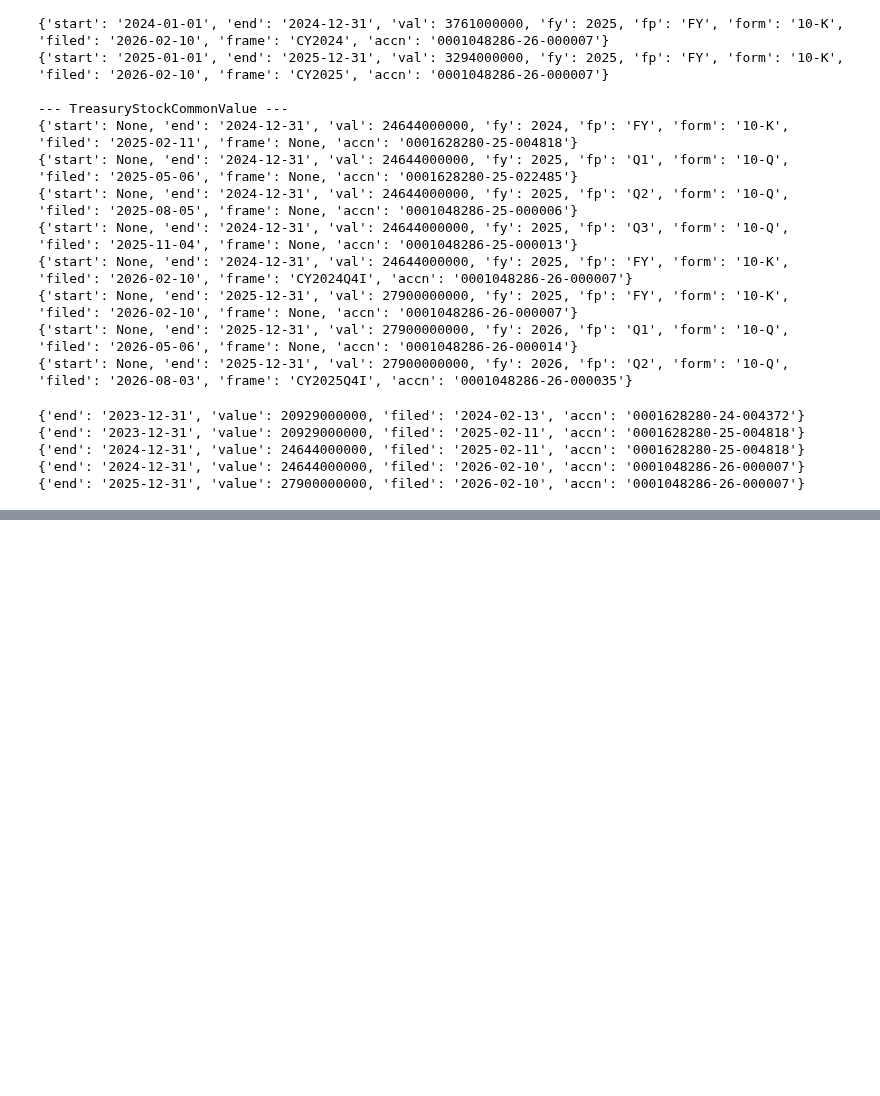
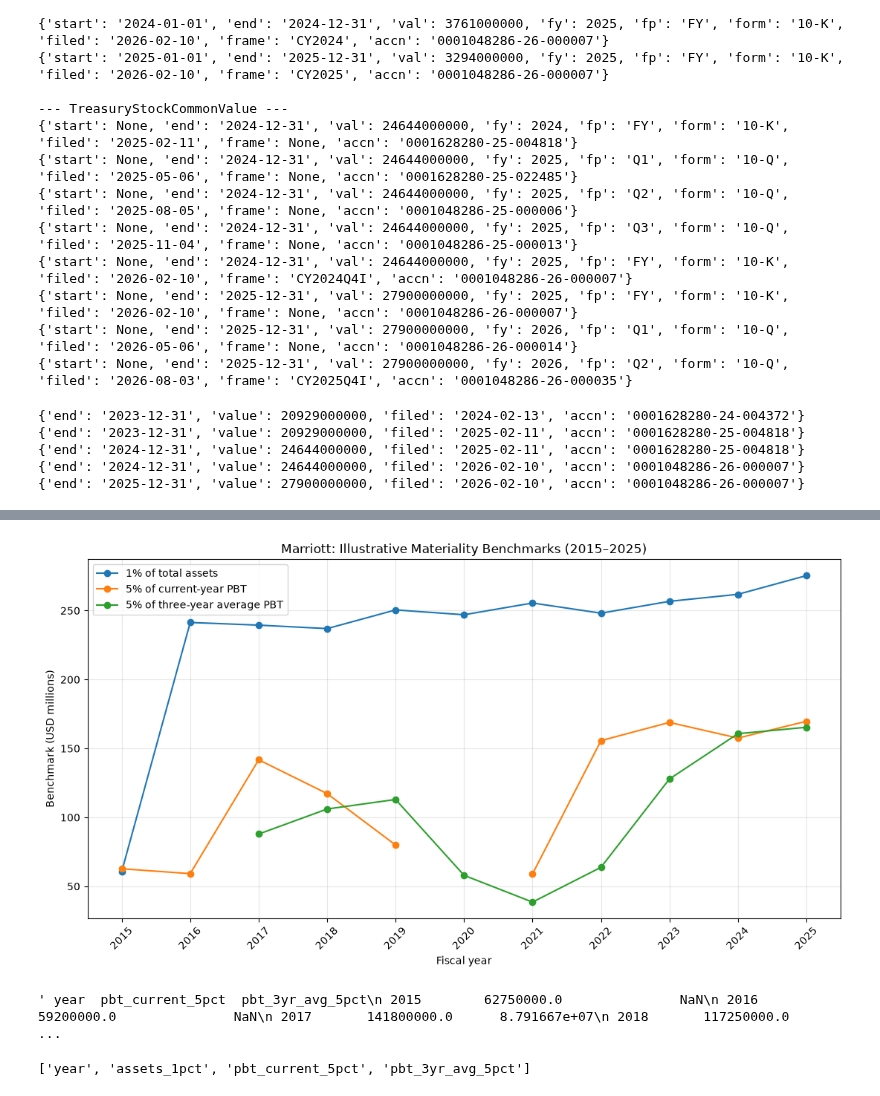
Before and after one commit to cortazar11/hotel_audit_project, a Jupyter notebook: 02_audit-analytics.ipynb, the cells around one changed output, grey strips where cells are left out. Saved outputs shown, nothing was run; the diff lists cells and outputs as text; code cells hidden in the pictures; blank space fills up the shorter version.

```diff
--- a/02_audit-analytics.ipynb
+++ b/02_audit-analytics.ipynb
@@ -4855,0 +5192,18 @@ display(benchmark_df.head())
+# %%
+
+materiality_df["pbt_current_5pct"] = (
+    materiality_df["profit_before_tax"]
+    .where(materiality_df["profit_before_tax"] > 0)
+    * 0.05
+)
+
+comparison_df = materiality_df[
+    [
+        "year",
+        "assets_1pct",
+        "pbt_current_5pct",
+        "pbt_3yr_avg_5pct",
+    ]
+].copy()
+
+display(comparison_df.round(0).reset_index(drop=True))
@@ -4855,0 +5223,57 @@ display(benchmark_df.head())
+# %%
+import matplotlib.pyplot as plt
+
+plot_df = comparison_df.sort_values("year").copy()
+
+# Convert USD to USD millions for readability
+plot_df["assets_1pct_m"] = plot_df["assets_1pct"] / 1_000_000
+plot_df["pbt_current_5pct_m"] = (
+    plot_df["pbt_current_5pct"] / 1_000_000
+)
+plot_df["pbt_3yr_avg_5pct_m"] = (
+    plot_df["pbt_3yr_avg_5pct"] / 1_000_000
+)
+
+plt.figure(figsize=(11, 6))
+
+plt.plot(
+    plot_df["year"],
+    plot_df["assets_1pct_m"],
+    marker="o",
+    label="1% of total assets",
+)
+
+plt.plot(
+    plot_df["year"],
+    plot_df["pbt_current_5pct_m"],
+    marker="o",
+    label="5% of current-year PBT",
+)
+
+plt.plot(
+    plot_df["year"],
+    plot_df["pbt_3yr_avg_5pct_m"],
+    marker="o",
+    label="5% of three-year average PBT",
+)
+
+plt.title("Marriott: Illustrative Materiality Benchmarks (2015–2025)")
+plt.xlabel("Fiscal year")
+plt.ylabel("Benchmark (USD millions)")
+plt.xticks(plot_df["year"], rotation=45)
+plt.grid(True, alpha=0.3)
+plt.legend()
+plt.tight_layout()
+plt.show()
+# %% [output]
+[figure, added]
+# %%
+comparison_df[
+    ["year", "pbt_current_5pct", "pbt_3yr_avg_5pct"]
+].to_string(index=False)
+# %% [output]
+' year  pbt_current_5pct  pbt_3yr_avg_5pct\n 2015        62750000.0               NaN\n 2016        59200000.0               NaN\n 2017       141800000.0      8.791667e+07\n 2018       117250000.0     ...
+# %%
+print(comparison_df.columns.tolist())
+# %% [output]
+['year', 'assets_1pct', 'pbt_current_5pct', 'pbt_3yr_avg_5pct']
```
Also changed, not shown: parts of 150 cells of this notebook, 2 other files.
